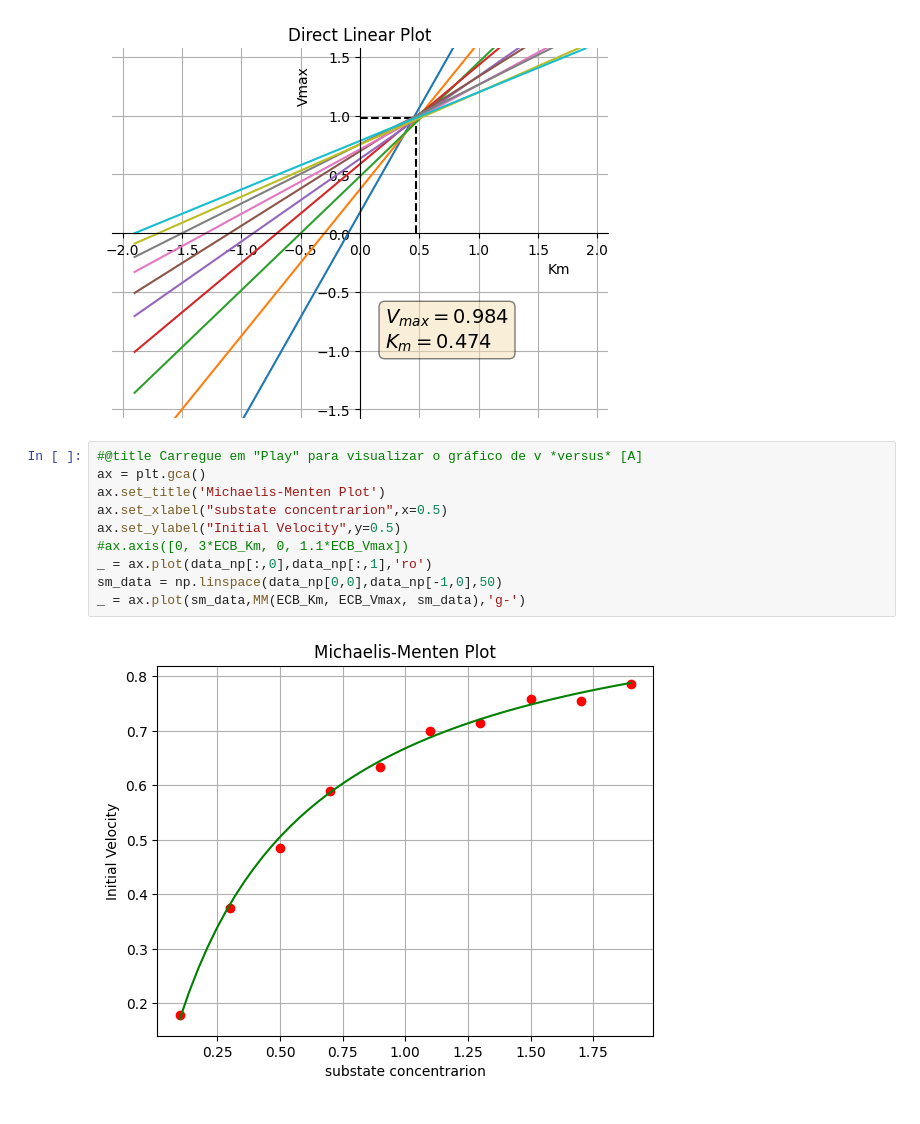
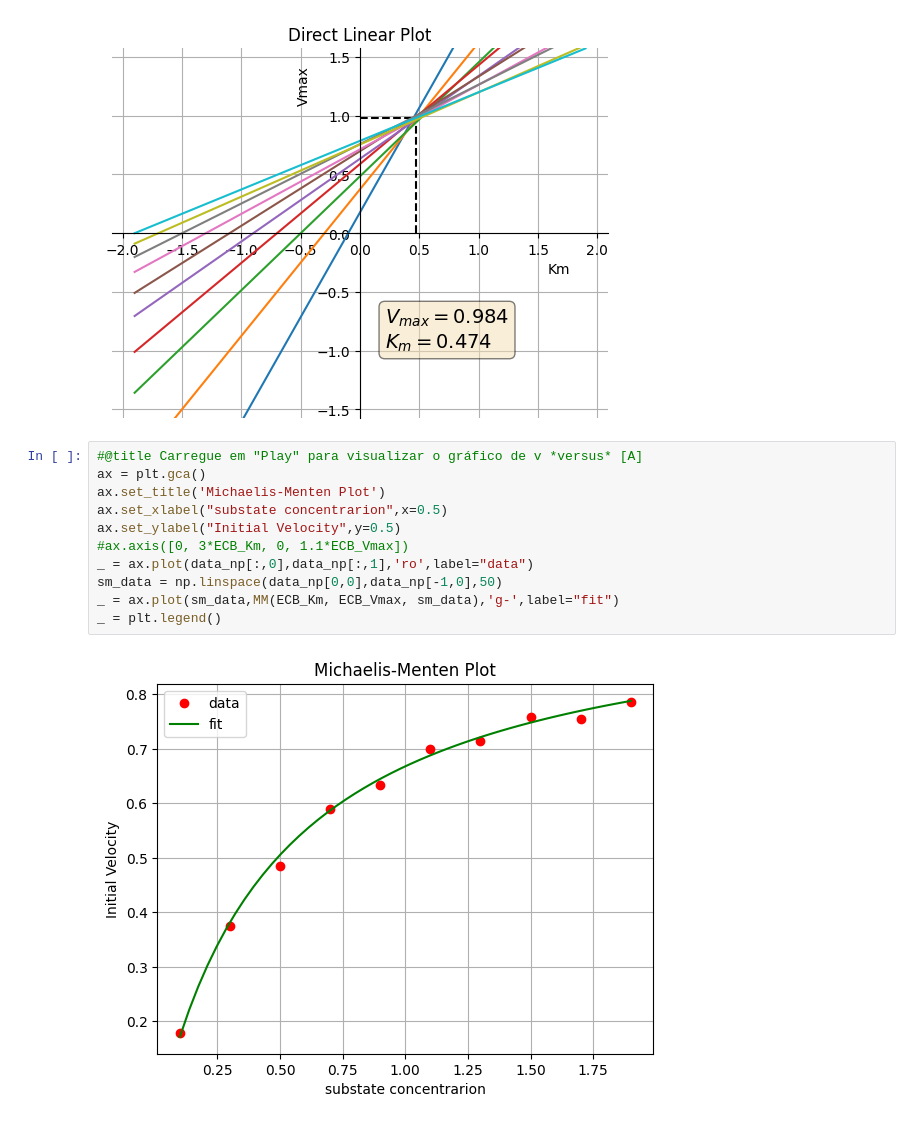
Before and after one commit to pjmartel/teaching, a Jupyter notebook: enzymology/ECB_plot_pt.ipynb, the cells around one changed output. Cells and saved outputs as stored; diff of their text form.

```diff
--- a/enzymology/ECB_plot_pt.ipynb
+++ b/enzymology/ECB_plot_pt.ipynb
@@ -220,12 +220,13 @@ Direct Linear plot estimates:
 # %%
 #@title Carregue em "Play" para visualizar o gráfico de v *versus* [A]
 ax = plt.gca()
 ax.set_title('Michaelis-Menten Plot')
 ax.set_xlabel("substate concentrarion",x=0.5)
 ax.set_ylabel("Initial Velocity",y=0.5)
 #ax.axis([0, 3*ECB_Km, 0, 1.1*ECB_Vmax])
-_ = ax.plot(data_np[:,0],data_np[:,1],'ro')
+_ = ax.plot(data_np[:,0],data_np[:,1],'ro',label="data")
 sm_data = np.linspace(data_np[0,0],data_np[-1,0],50)
-_ = ax.plot(sm_data,MM(ECB_Km, ECB_Vmax, sm_data),'g-')
+_ = ax.plot(sm_data,MM(ECB_Km, ECB_Vmax, sm_data),'g-',label="fit")
+_ = plt.legend()
 # %% [output]
-[figure, old version]
+[figure, new version]
```
Also changed, not shown: 2 other files.
